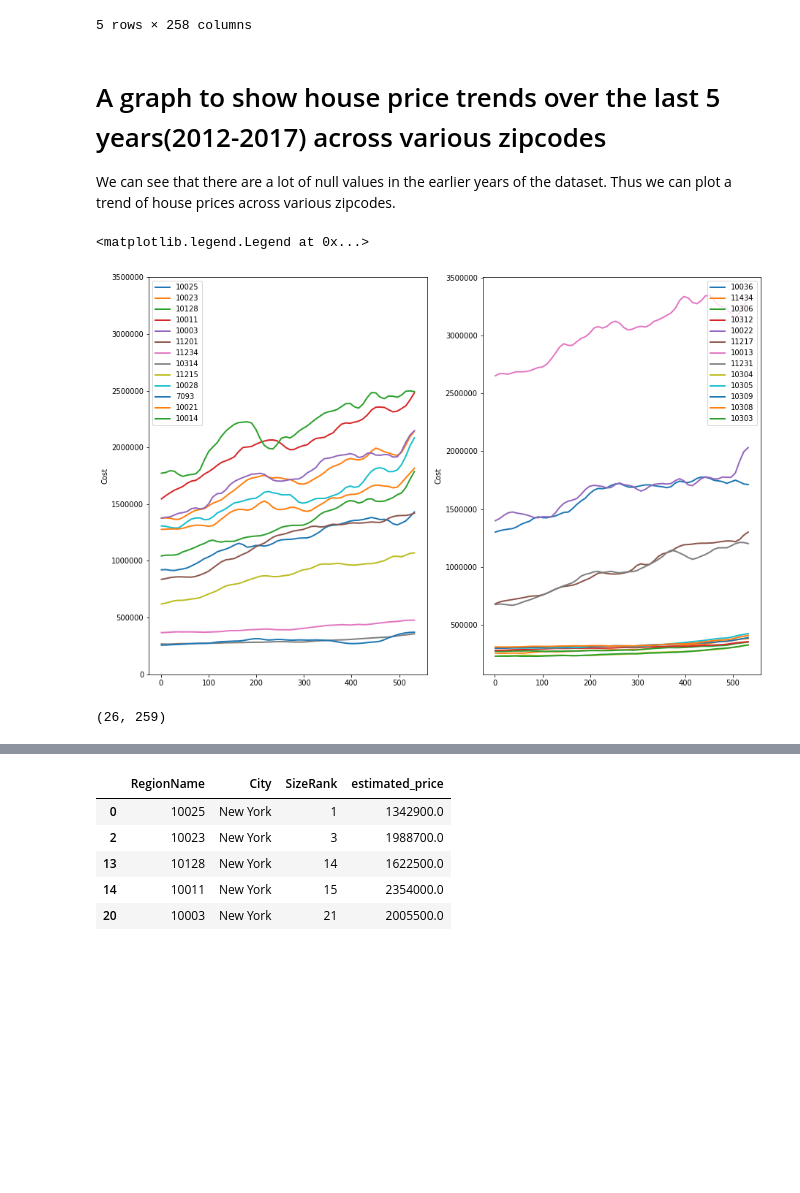
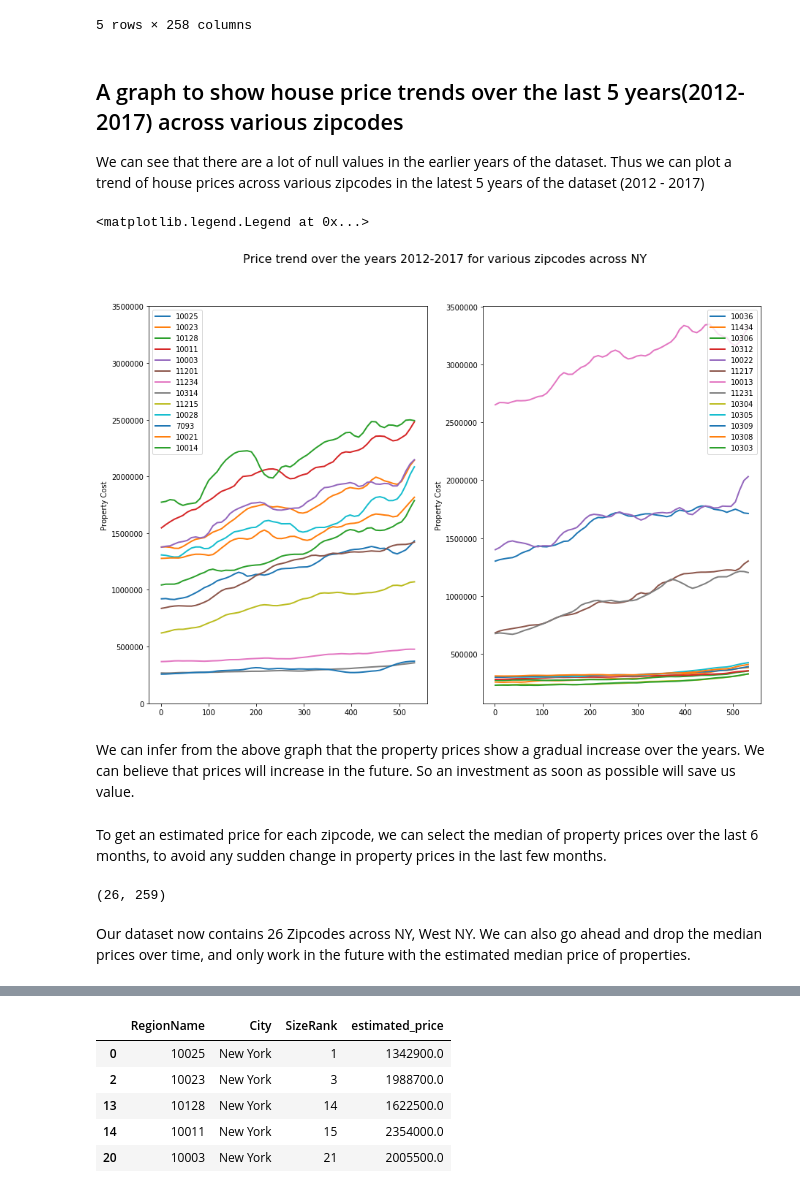
Before and after one commit to prathamesh1694/Data-Challenge, a Jupyter notebook: Airbnb_Zillow_Casestudy_Jupyter.ipynb, the cells around one changed output, grey strips where cells are left out. Drawn from its saved outputs; the diff is of its cells as text; code cells hidden in the pictures; blank space fills up the shorter version.

```diff
--- a/Airbnb_Zillow_Casestudy_Jupyter.ipynb
+++ b/Airbnb_Zillow_Casestudy_Jupyter.ipynb
@@ -41,8 +48,8 @@ zillow_ny.head()
 | 20 | 10003 | New York | 21 | NaN | NaN | NaN | NaN | NaN | NaN | NaN | ... | ... |
 5 rows × 258 columns
 # %% [markdown]
-#  A graph to show house price trends over the last 5 years(2012-2017) across various zipcodes
-We can see that there are a lot of null values in the earlier years of the dataset. Thus we can plot a trend of house prices across various zipcodes.
+##  A graph to show house price trends over the last 5 years(2012-2017) across various zipcodes
+We can see that there are a lot of null values in the earlier years of the dataset. Thus we can plot a trend of house prices across various zipcodes in the latest 5 years of the dataset (2012 - 2017)
 # %%
 dates = list(zillow_ny.columns[-60:])
 number_of_dates = range(1,9*(len(dates)),9)
@@ -51,28 +58,36 @@ date_ticks = [dates[i] for i in range(1,61,5)]
 number_of_dates_ticks = [number_of_dates[i] for i in range(1,61,5)]
 # %%
 fig = plt.figure(figsize=(15,10))
-ax = plt.subplot(121)
+ax = fig.add_subplot(121)
 for zipcodes in list(zillow_ny.RegionName)[:len(list(zillow_ny.RegionName))//2]:
     values = zillow_ny[zillow_ny['RegionName'] == zipcodes].iloc[:,-60:].values.tolist()[0]
     ax.plot(number_of_dates, values, label = zipcodes, linewidth=2)
 ax.set_ylim(0,3500000)
-ax.set_ylabel("Cost")
+ax.set_ylabel("Property Cost")
 ax.legend()
-ax2 = plt.subplot(122)
+fig.suptitle("Price trend over the years 2012-2017 for various zipcodes across NY", fontsize = 16)
+ax2 = fig.add_subplot(122)
 for zipcodes in list(zillow_ny.RegionName)[len(list(zillow_ny.RegionName))//2:]:
     values = zillow_ny[zillow_ny['RegionName'] == zipcodes].iloc[:,-60:].values.tolist()[0]
     ax2.plot(number_of_dates, values, label = zipcodes, linewidth=2)
-ax2.set_ylabel("Cost")
+ax2.set_ylabel("Property Cost")
 ax2.legend()
 # %% [output]
 <matplotlib.legend.Legend at 0x...>
-[figure, old version]
+[figure, new version]
+# %% [markdown]
+We can infer from the above graph that the property prices show a gradual increase over the years. We can believe that prices will increase in the future. So an investment as soon as possible will save us value.
+# %% [markdown]
+To get an estimated price for each zipcode, we can select the median of property prices over the last 6 months,
+to avoid any sudden change in property prices in the last few months.
 # %%
 zillow_ny['estimated_price'] = zillow_ny[['2017-01','2017-02','2017-03','2017-04','2017-05','2017-06']].median(axis=1)
 # %%
 zillow_ny.shape
 # %% [output]
 (26, 259)
+# %% [markdown]
+Our dataset now contains 26 Zipcodes across NY, West NY. We can also go ahead and drop the median prices over time, and only work in the future with the estimated median price of properties.
 # %%
 cols = [i for i in range(3,258)]
 zillow_ny.drop(zillow_ny.columns[cols],axis=1,inplace=True)
```
Also changed, not shown: parts of 62 cells of this notebook, 1 other file.
